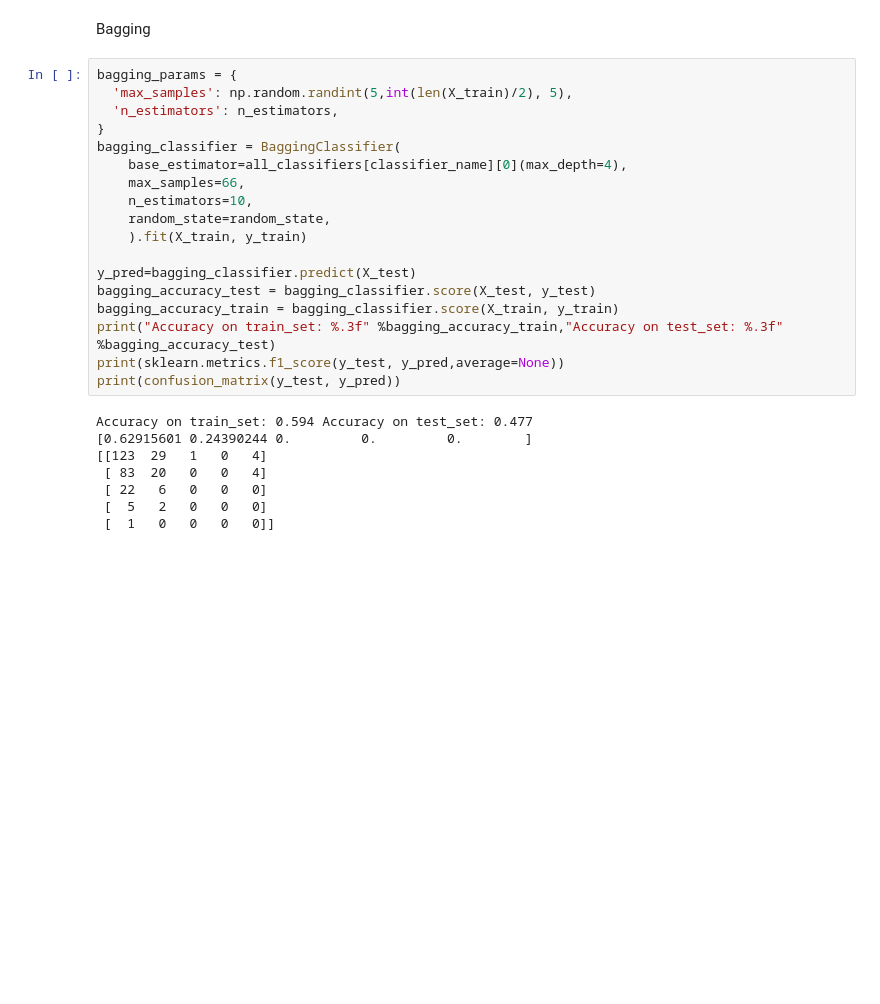
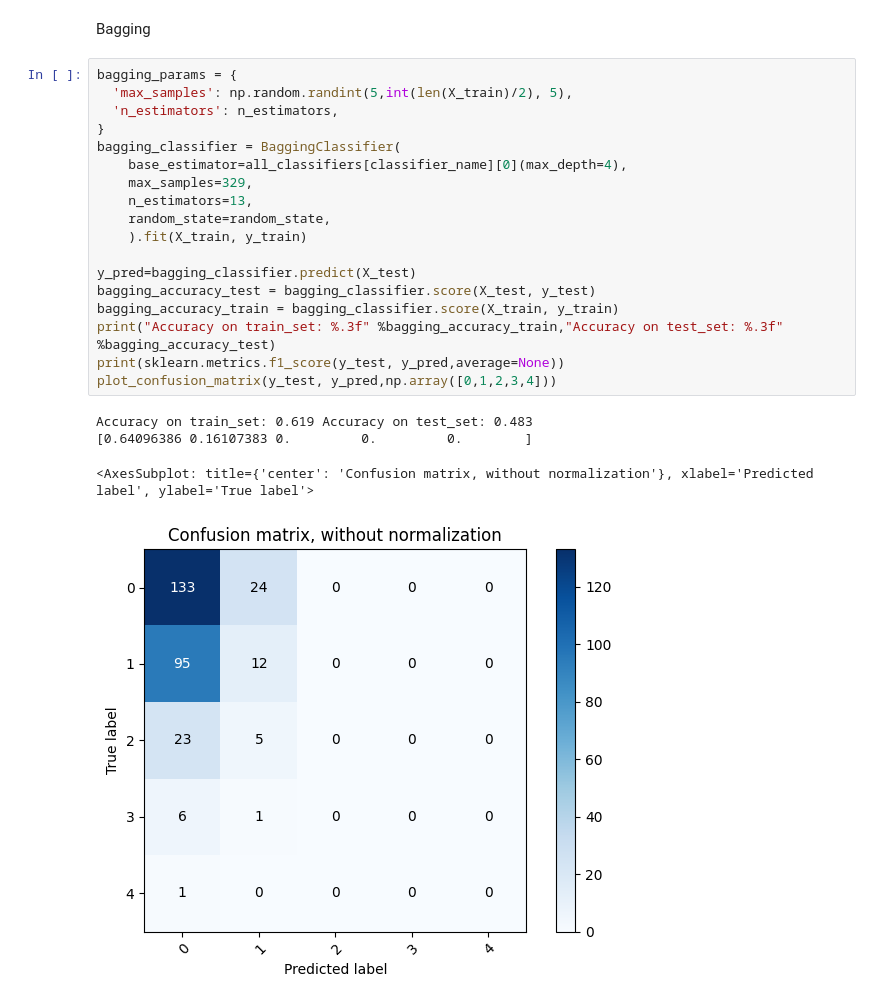
Before and after one commit to francomano/uav, a Jupyter notebook: uav.ipynb, the cells around one changed output. Drawn from its saved outputs; the diff is of its cells as text; blank space fills up the shorter version.

```diff
--- a/uav.ipynb
+++ b/uav.ipynb
@@ -307,29 +304,26 @@ Bagging
 # %%
 bagging_params = {
   'max_samples': np.random.randint(5,int(len(X_train)/2), 5),
   'n_estimators': n_estimators,
 }
 bagging_classifier = BaggingClassifier(
     base_estimator=all_classifiers[classifier_name][0](max_depth=4),
-    max_samples=66,
-    n_estimators=10,
+    max_samples=329,
+    n_estimators=13,
     random_state=random_state,
     ).fit(X_train, y_train)
 
 y_pred=bagging_classifier.predict(X_test)
 bagging_accuracy_test = bagging_classifier.score(X_test, y_test)
 bagging_accuracy_train = bagging_classifier.score(X_train, y_train)
 print("Accuracy on train_set: %.3f" %bagging_accuracy_train,"Accuracy on test_set: %.3f" %bagging_accuracy_test)
 print(sklearn.metrics.f1_score(y_test, y_pred,average=None))
-print(confusion_matrix(y_test, y_pred))
+plot_confusion_matrix(y_test, y_pred,np.array([0,1,2,3,4]))
 # %% [output]
-Accuracy on train_set: 0.594 Accuracy on test_set: 0.477
-[0.62915601 0.24390244 0.         0.         0.        ]
-[[123  29   1   0   4]
- [ 83  20   0   0   4]
- [ 22   6   0   0   0]
- [  5   2   0   0   0]
- [  1   0   0   0   0]]
+Accuracy on train_set: 0.619 Accuracy on test_set: 0.483
+[0.64096386 0.16107383 0.         0.         0.        ]
+<AxesSubplot: title={'center': 'Confusion matrix, without normalization'}, xlabel='Predicted label', ylabel='True label'>
+[figure, added]
 # %%
 grid_search_bagging = GridSearchCV(
     bagging_classifier,
```
Also changed, not shown: parts of 5 cells of this notebook.
